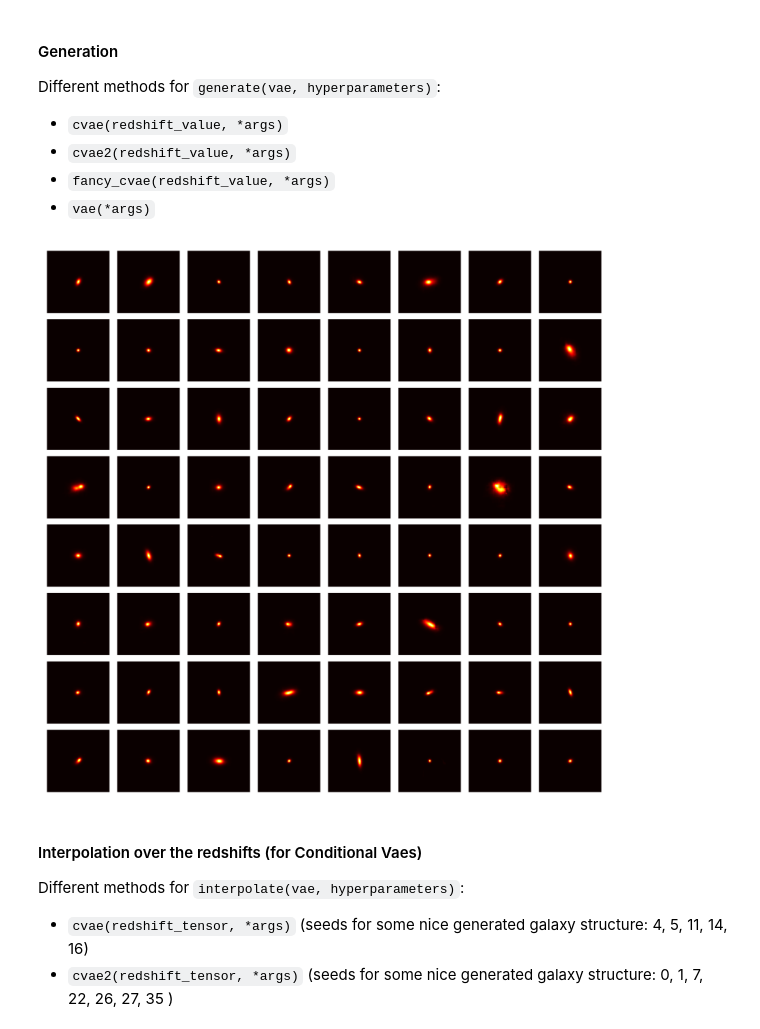
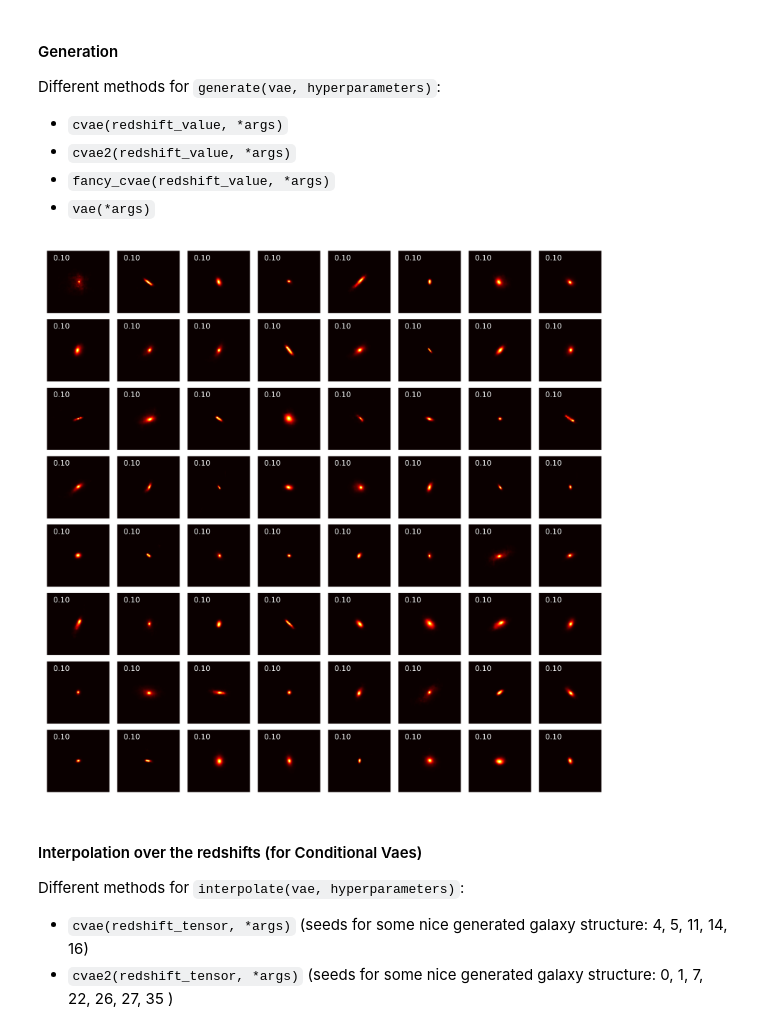
Before and after one commit to EnceladeCandy/Vae-project, a Jupyter notebook: notebooks/Reconstruction+generation.ipynb, the cells around one changed output. Saved outputs shown, nothing was run; the diff lists cells and outputs as text; code cells hidden in the pictures.

Commit message:
Notebooks (explanation markdowns) + new folder Data with weights and losses

```diff
--- a/notebooks/Reconstruction+generation.ipynb
+++ b/notebooks/Reconstruction+generation.ipynb
@@ -13,7 +13,7 @@ torch.manual_seed(0)
 # %% [markdown]
 # Importing the hyperparameters and the trained weights
 # %%
-weights_path = "C:\\Users\\noedi\\Desktop\\Stage été 2022\\Code stage\\Vae Galaxies\\Data\\weights + losses\\galaxy_w_redshift\\cvae\\z32_beta0.1_weightscvae2.pt"
+weights_path = "..\\Data\\cosmic_survey\\z32_beta0.1_weightscvae2.pt"
 weights, hyperparameters = torch.load(weights_path)
 
 batchsize = hyperparameters["batch size"]
@@ -102,13 +100,11 @@ Different methods for `generate(vae, hyperparameters)`:
 - `vae(*args)`
 # %%
 # default:title = figure_title = "Generation {model} architecture"
-torch.manual_seed(2)
-# redshift = 2.5
-generate(vae, hyperparameters).vae(rows = 8, cols = 8, colour = 'hot', title = False)
-#file = "C:\\Users\\noedi\\Desktop\\Generation_vae158_beta1.png"
-#plt.savefig(file, transparent = True)
+torch.manual_seed(7)
+redshift = 0.1
+generate(vae, hyperparameters).cvae2(redshift, rows = 8, cols = 8, colour = 'hot', title = False)
 # %% [output]
-[figure, old version]
+[figure, new version]
 # %% [markdown]
 #### Interpolation over the redshifts (for Conditional Vaes)
 Different methods for `interpolate(vae, hyperparameters)`:
```
Also changed, not shown: parts of 5 cells of this notebook, 19 other files.
